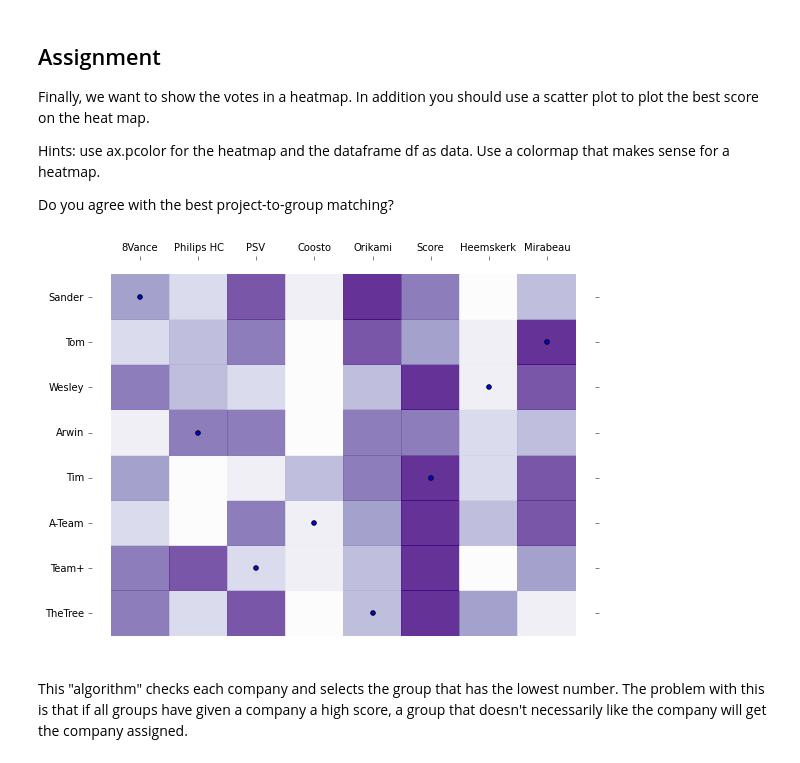
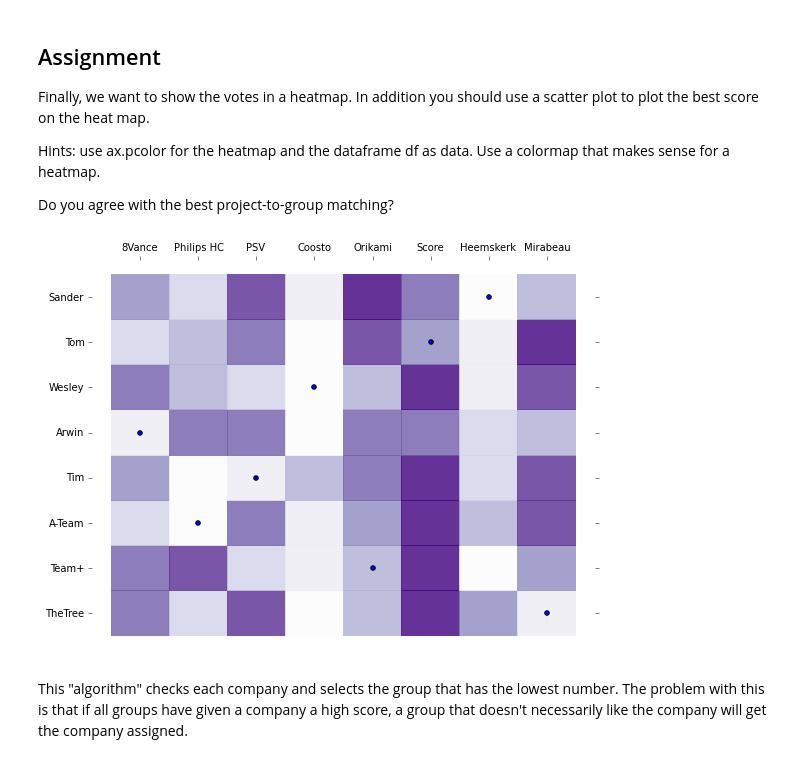
Before and after one commit to SpaceK33z/applied-data-science, a Jupyter notebook: Assignments/DV02-Assignment-04.ipynb, the cells around one changed output. Cells and saved outputs as stored; diff of their text form; code cells hidden in the pictures.

```diff
--- a/Assignments/DV02-Assignment-04.ipynb
+++ b/Assignments/DV02-Assignment-04.ipynb
@@ -17,7 +17,7 @@ Then, we collect all group preferences 1 to 8 from the e-mails received.
 votes = [
     (6,3,7,1,4,8,5,2),
     (6,7,3,2,4,8,1,5),
-    (3,1,6,`2,5,8,4,7),
+    (3,1,6,2,5,8,4,7),
     (5,1,2,4,6,8,3,7),
     (2,6,6,1,6,6,3,4),
     (6,4,3,1,4,8,2,7),
@@ -124,22 +134,22 @@ Do you agree with the best project-to-group matching?
 # %%
 import matplotlib.pyplot as plt
 import numpy as np
 %matplotlib inline
 
 fig, ax = plt.subplots(figsize=(8,6))
 
 ax.pcolor(df,cmap=plt.cm.Purples,alpha=0.8)
 ax.set_frame_on(False)
 ax.set_yticks(np.arange(df.shape[0]) + 0.5)
 ax.set_xticks(np.arange(df.shape[1]) + 0.5)
 ax.xaxis.tick_top()
 ax.set_xticklabels(companies)
 ax.set_yticklabels(df.index);
 
-plt.scatter(np.arange(0.5,8,1), 0.5 + np.array(best_scores[0][0]))
+plt.scatter(0.5 + np.array(best_scores[0][0]), np.arange(0.5,8,1))
 fig.tight_layout()
 # %% [output]
-[figure, old version]
+[figure, new version]
 # %% [markdown]
 This "algorithm" checks each company and selects the group that has the lowest number.
 The problem with this is that if all groups have given a company a high score, a group that doesn't necessarily like the company will get the company assigned.
```
Also changed, not shown: parts of 1 cell of this notebook, 26 other files.
